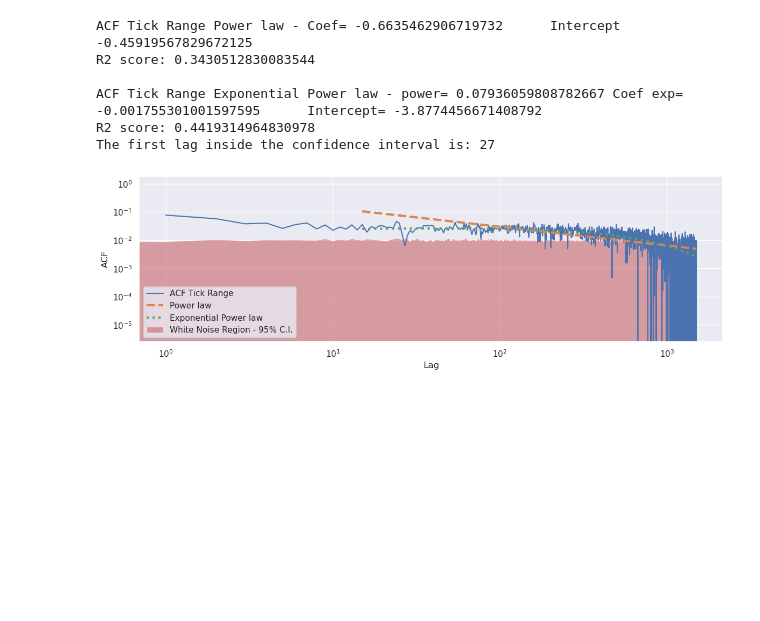
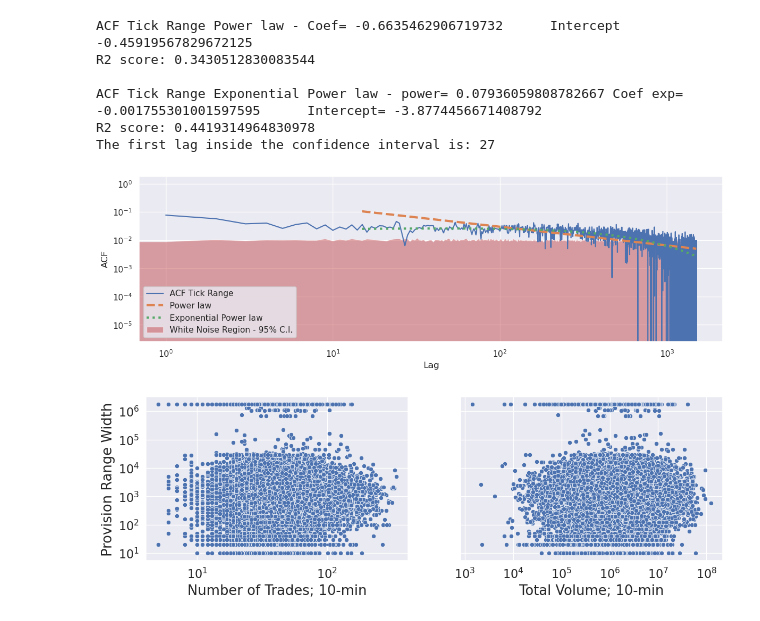
Before and after one commit to DanieleMDiNosse/Deviations_from_Tradition, a Jupyter notebook: Single_Pool_Analysis_Prototype.ipynb, the cells around one changed output. Cells and saved outputs as stored; diff of their text form; code cells hidden in the pictures; blank space fills up the shorter version.

```diff
--- a/Single_Pool_Analysis_Prototype.ipynb
+++ b/Single_Pool_Analysis_Prototype.ipynb
@@ -1623,3 +1583,79 @@ ACF Tick Range Exponential Power law - power= 0.07936059808782667 Coef exp= -0.0
 R2 score: 0.4419314964830978
 The first lag inside the confidence interval is: 27
 [figure]
+# %%
+
+rv_w = 10 #Window (minute) for the Realized Volatility
+
+# Remove JIT from the mint event
+mint_clean = df_mint[ df_mint.JIT_flag==0 ]
+# Remove sandwich attacks from the swaps (when a sandwich occurr,
+#       the "true" price is after the back-run, when the attacker
+#       effect has vanished)
+swap_clean = df_swap[[val in [
+    'Not', 'Back_Self', 'Back_Gen', 'Back'
+    ] for val in df_swap.sandwich_state
+]]
+max_bl_dist = mint_clean.block_number.diff().max()
+
+if f'n_vol_provision_range_{rv_w}.pickle' in os.listdir():
+    with open(f'n_vol_provision_range_{rv_w}.pickle', 'rb') as f:
+        length_list, n_list, vol_list = pickle.load(f)
+else:
+    df_swap['amount'] = np.abs(df_swap['amount0'])
+
+    # Initialize the lists for the Realized Volatility and the length of the range
+    length_list = list()
+    n_list, vol_list = list(), list()
+
+    for mint_iloc in tqdm(range(len(mint_clean))): #Iterate over the mint events
+        bl, li, tu, tl = mint_clean.iloc[mint_iloc][['block_number', 'log_index', 'tick_upper', 'tick_lower']]
+        mint_idx = mint_clean.index[mint_iloc]
+        try:
+            curr_tick = df_swap[
+                ((df_swap.block_number<bl) & (df_swap.block_number>=bl-max_bl_dist)) | (
+                    (df_swap.block_number==bl) & (df_swap.log_index<li))
+                ].tick[-1]
+        except:
+            curr_tick = np.inf
+        if (curr_tick >= tl) & (curr_tick <= tu):
+            length_list.append(tu - tl)
+
+            # Previous swaps are those:
+            # 1) Previous clock time
+            # 2) Same clock time, but previous block
+            # 3) Same clock time and same block, but previous log_index
+            mint_idx = mint_clean.index[mint_iloc]
+            temp_df = df_swap[
+                (df_swap.index >= mint_idx-pd.Timedelta(minutes=rv_w)) &\
+                    ((df_swap.index < mint_idx) | (
+                        (df_swap.index == mint_idx) & ((df_swap.block_number<bl) | (
+                            (df_swap.block_number==bl) & (df_swap.log_index<li)))
+                    )) ] #Select the previous window for computing rv
+
+            n_list.append( len(temp_df) )
+            vol_list.append( temp_df.amount.sum() )
+
+    length_list = np.array(length_list)
+    n_list, vol_list = np.array(n_list), np.array(vol_list)
+
+    with open(f'n_vol_provision_range_{rv_w}.pickle', 'wb') as f:
+        pickle.dump([length_list, n_list, vol_list], f)
+
+fig, ax = plt.subplots(1, 2, figsize=(14, 4), sharey=True)
+
+ax[0].set_xscale('log')
+ax[0].set_yscale('log')
+sns.scatterplot(x=n_list, y=length_list, ax=ax[0])
+ax[0].set_ylabel('Provision Range Width')
+ax[0].set_xlabel(f'Number of Trades; {rv_w}-min')
+
+ax[1].set_xscale('log')
+sns.scatterplot(x=vol_list, y=length_list, ax=ax[1])
+ax[1].set_xlabel(f'Total Volume; {rv_w}-min')
+ax[1].set_ylabel('')
+
+#plt.savefig(f'../figures/stf_n_vol_vs_tick_range_{pool_name}.pdf', format='pdf', bbox_inches='tight', dpi=300)
+plt.show()
+# %% [output]
+[figure, added]
```
Also changed, not shown: parts of 4 cells of this notebook.
